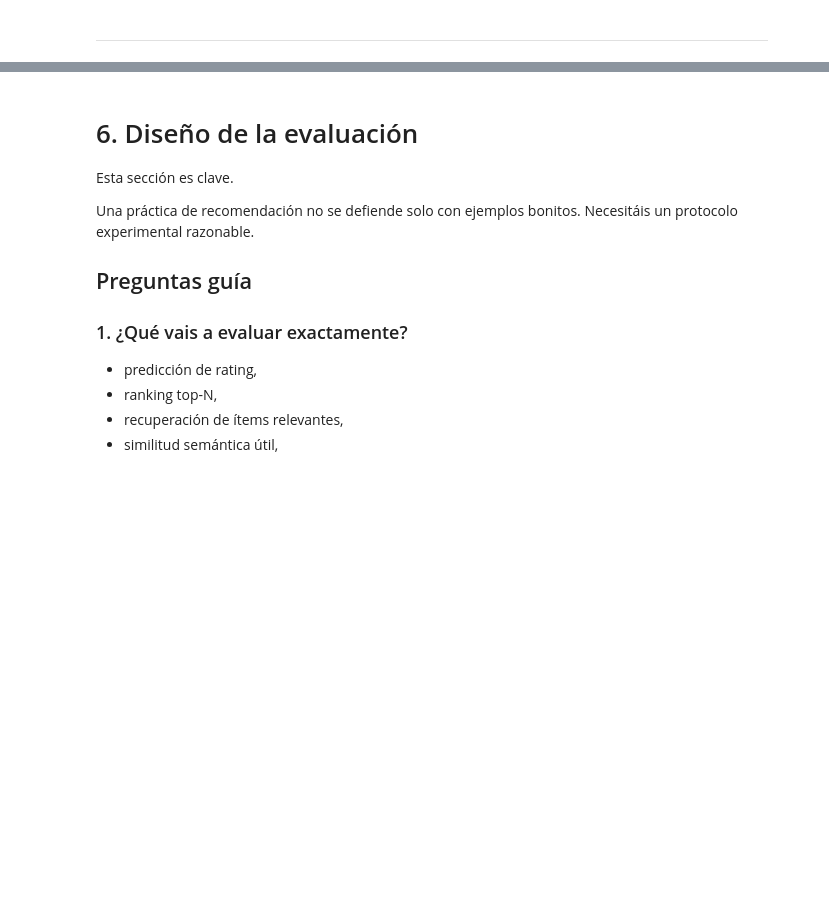
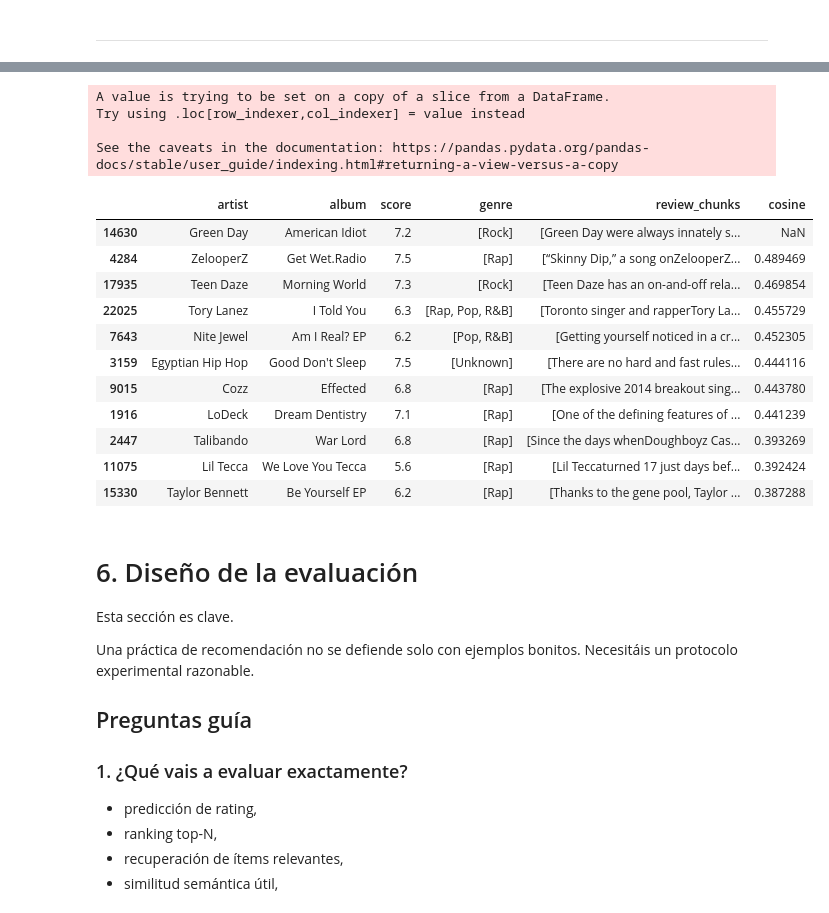
Before and after one commit to carlotaprosper/Music-Recommendator, a Jupyter notebook: enunciado_practica_recomendador_embeddings_modernos.ipynb, the cells around one changed output, grey strips where cells are left out. Drawn from its saved outputs; the diff is of its cells as text; code cells hidden in the pictures; blank space fills up the shorter version.

```diff
--- a/enunciado_practica_recomendador_embeddings_modernos.ipynb
+++ b/enunciado_practica_recomendador_embeddings_modernos.ipynb
@@ -1070,3 +1206,36 @@ Implementad aquí vuestro modelo principal.
+# %%
+embeddings_C = np.load('embeddings/bge_m3_embeddings_C.npy')
+
+cosine_sim_C = cosine_similarity(embeddings_C)
+
+table, indices = get_recommendations('American Idiot', cosine_sim_C, music_repres)
+
+original = music_final[music_final['album'] == "American Idiot"]
+
+recommended = music_final.iloc[indices]
+
+recommended['cosine'] = cosine_sim_C[0][indices]
+
+recommended = recommended.sort_values(by='cosine', ascending=False)
+
+pd.concat([original, recommended])
+# %% [output]
+A value is trying to be set on a copy of a slice from a DataFrame.
+Try using .loc[row_indexer,col_indexer] = value instead
+
+See the caveats in the documentation: https://pandas.pydata.org/pandas-docs/stable/user_guide/indexing.html#returning-a-view-versus-a-copy
+|  | artist | album | score | genre | review_chunks | cosine |
+| 14630 | Green Day | American Idiot | 7.2 | [Rock] | [Green Day were always innately s... | NaN |
+| 4284 | ZelooperZ | Get Wet.Radio | 7.5 | [Rap] | [“Skinny Dip,” a song onZelooperZ... | 0.489469 |
+| 17935 | Teen Daze | Morning World | 7.3 | [Rock] | [Teen Daze has an on-and-off rela... | 0.469854 |
+| 22025 | Tory Lanez | I Told You | 6.3 | [Rap, Pop, R&B] | [Toronto singer and rapperTory La... | 0.455729 |
+| 7643 | Nite Jewel | Am I Real? EP | 6.2 | [Pop, R&B] | [Getting yourself noticed in a cr... | 0.452305 |
+| 3159 | Egyptian Hip Hop | Good Don't Sleep | 7.5 | [Unknown] | [There are no hard and fast rules... | 0.444116 |
+| 9015 | Cozz | Effected | 6.8 | [Rap] | [The explosive 2014 breakout sing... | 0.443780 |
+| 1916 | LoDeck | Dream Dentistry | 7.1 | [Rap] | [One of the defining features of ... | 0.441239 |
+| 2447 | Talibando | War Lord | 6.8 | [Rap] | [Since the days whenDoughboyz Cas... | 0.393269 |
+| 11075 | Lil Tecca | We Love You Tecca | 5.6 | [Rap] | [Lil Teccaturned 17 just days bef... | 0.392424 |
+| 15330 | Taylor Bennett | Be Yourself EP | 6.2 | [Rap] | [Thanks to the gene pool, Taylor ... | 0.387288 |
 # %%
 # Espacio de trabajo: recomendador con embeddings
 # %% [markdown]
```
Also changed, not shown: parts of 14 cells of this notebook, 4 other files.
